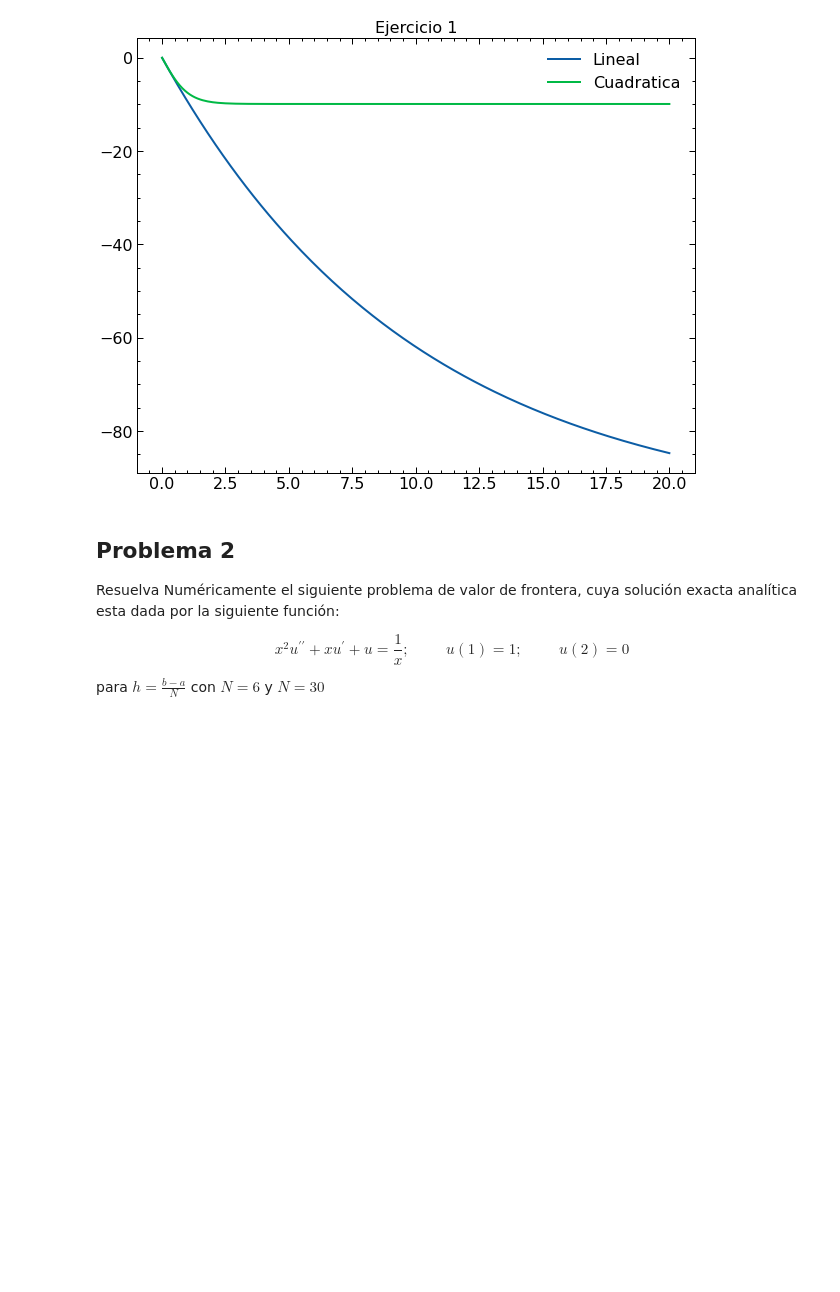
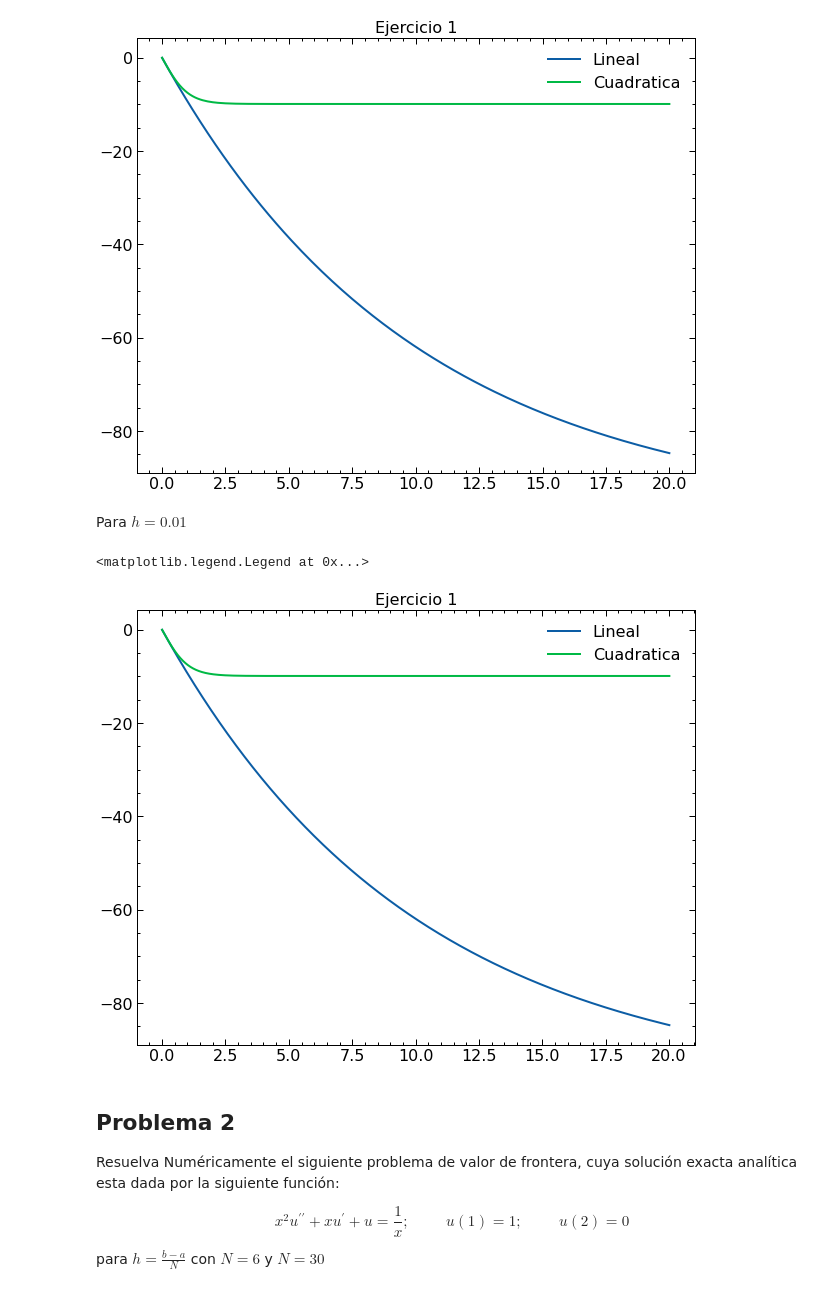
Before and after one commit to JherMik7/euler_Y_Euler_Mejorado, a Jupyter notebook: examenIII_Herrera.ipynb, the cells around one changed output. Cells and saved outputs as stored; diff of their text form; code cells hidden in the pictures; blank space fills up the shorter version.

```diff
--- a/examenIII_Herrera.ipynb
+++ b/examenIII_Herrera.ipynb
@@ -79,6 +81,19 @@ plt.legend()
 # %% [output]
 <matplotlib.legend.Legend at 0x...>
 [figure]
+# %% [markdown]
+Para $h=0.01$
+# %%
+y, tiempo = runge_kutta(lineal, 0.01, vo, 0)
+fig3 = plt.figure(figsize=(10,8))
+plt.plot(tiempo, y, label = 'Lineal')
+y2, t2 = runge_kutta(cuadratica, 0.01, vo, 0)
+plt.plot(t2, y2, label = 'Cuadratica')
+plt.title('Ejercicio 1')
+plt.legend()
+# %% [output]
+<matplotlib.legend.Legend at 0x...>
+[figure, added]
 # %% [markdown]
 ## Problema 2
  Resuelva Numéricamente el siguiente problema de valor de frontera, cuya solución exacta
```
Also changed, not shown: parts of 1 cell of this notebook.
